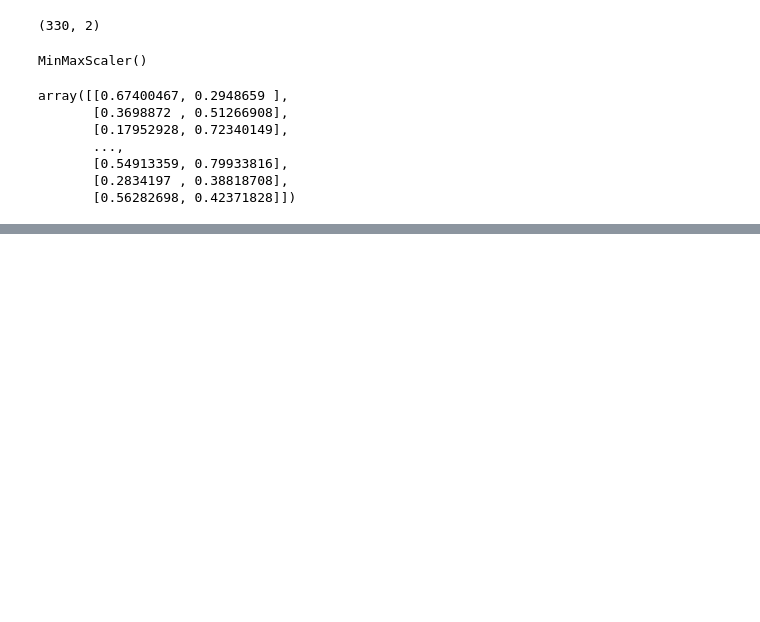
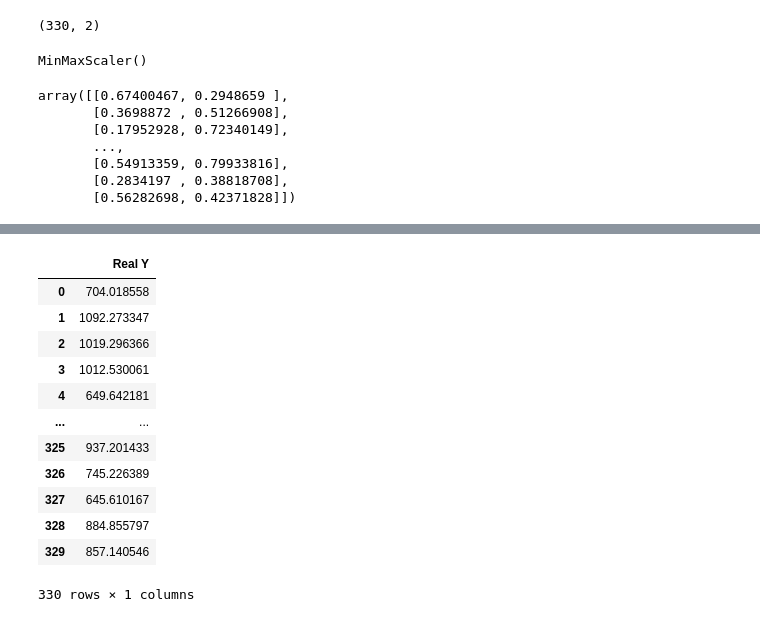
Before and after one commit to asamedyldrm/deep-learning, a Jupyter notebook: Tensorflow_1.ipynb, the cells around one changed output, grey strips where cells are left out. Drawn from its saved outputs; the diff is of its cells as text; code cells hidden in the pictures; blank space fills up the shorter version.

```diff
--- a/Tensorflow_1.ipynb
+++ b/Tensorflow_1.ipynb
@@ -118,0 +145,16 @@ testLoss
+# %%
+predictDf
+# %% [output]
+|  | Real Y |
+| 0 | 704.018558 |
+| 1 | 1092.273347 |
+| 2 | 1019.296366 |
+| 3 | 1012.530061 |
+| 4 | 649.642181 |
+| ... | ... |
+| 325 | 937.201433 |
+| 326 | 745.226389 |
+| 327 | 645.610167 |
+| 328 | 884.855797 |
+| 329 | 857.140546 |
+330 rows × 1 columns
```
Also changed, not shown: parts of 14 cells of this notebook.
